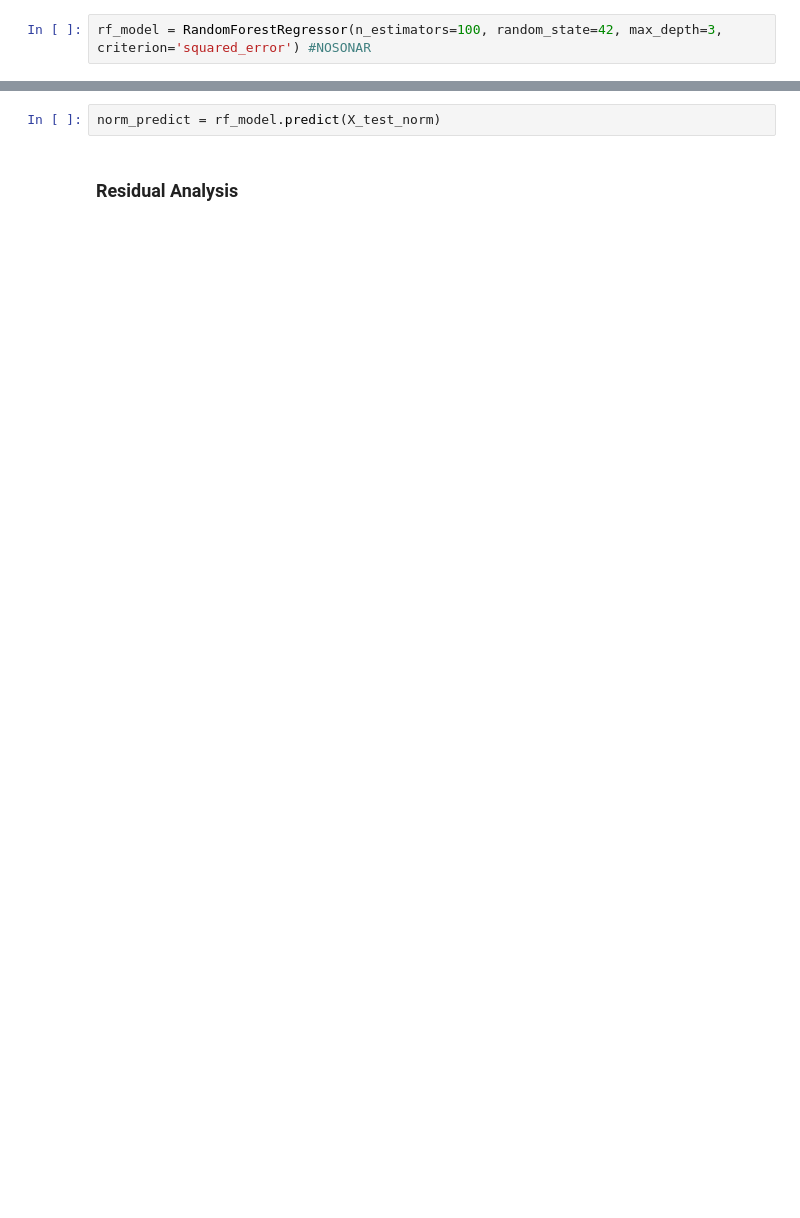
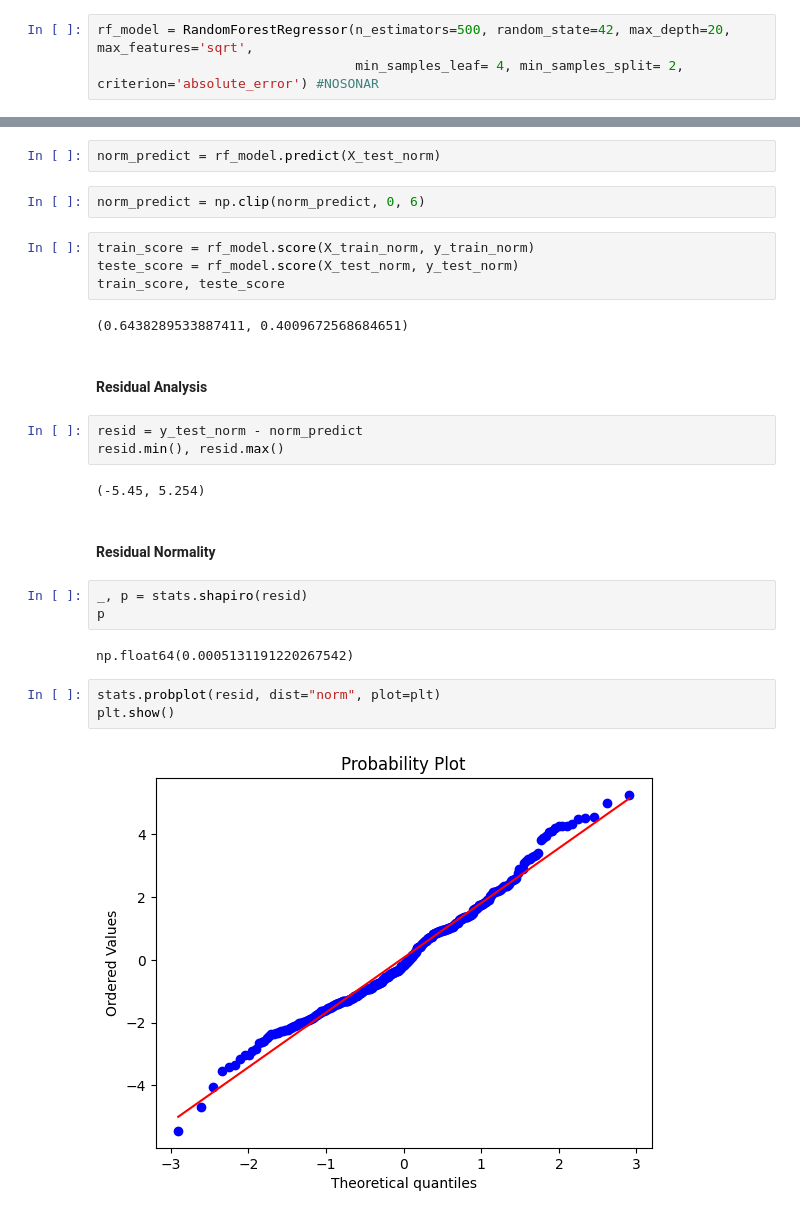
Before and after one commit to PauloRugani/cannabis-consumption-regression, a Jupyter notebook: notebooks/6.1_random_forest.ipynb, the cells around one changed output, grey strips where cells are left out. Drawn from its saved outputs; the diff is of its cells as text; blank space fills up the shorter version.

Commit message:
feat: random forest model

```diff
--- a/notebooks/6.1_random_forest.ipynb
+++ b/notebooks/6.1_random_forest.ipynb
@@ -63,7 +65,8 @@ Train shape: (2592, 10), Test shape: (649, 10)
 # %% [markdown]
 ### Predict Norm Data
 # %%
-rf_model = RandomForestRegressor(n_estimators=100, random_state=42, max_depth=3, criterion='squared_error') #NOSONAR
+rf_model = RandomForestRegressor(n_estimators=500, random_state=42, max_depth=20, max_features='sqrt',
+                                 min_samples_leaf= 4, min_samples_split= 2, criterion='absolute_error') #NOSONAR
 # %%
 rf_model.fit(X_train_norm, y_train_norm)
 # %% [output]
@@ -71,4 +76,29 @@ RandomForestRegressor(max_depth=3, random_state=42)
 # %%
 norm_predict = rf_model.predict(X_test_norm)
+# %%
+norm_predict = np.clip(norm_predict, 0, 6)
+# %%
+train_score = rf_model.score(X_train_norm, y_train_norm)
+teste_score = rf_model.score(X_test_norm, y_test_norm)
+train_score, teste_score
+# %% [output]
+(0.6438289533887411, 0.4009672568684651)
 # %% [markdown]
-### Residual Analysis
+#### Residual Analysis
+# %%
+resid = y_test_norm - norm_predict
+resid.min(), resid.max()
+# %% [output]
+(-5.45, 5.254)
+# %% [markdown]
+#### Residual Normality
+# %%
+_, p = stats.shapiro(resid)
+p
+# %% [output]
+np.float64(0.0005131191220267542)
+# %%
+stats.probplot(resid, dist="norm", plot=plt)
+plt.show()
+# %% [output]
+[figure, added]
```
Also changed, not shown: parts of 25 cells of this notebook.
